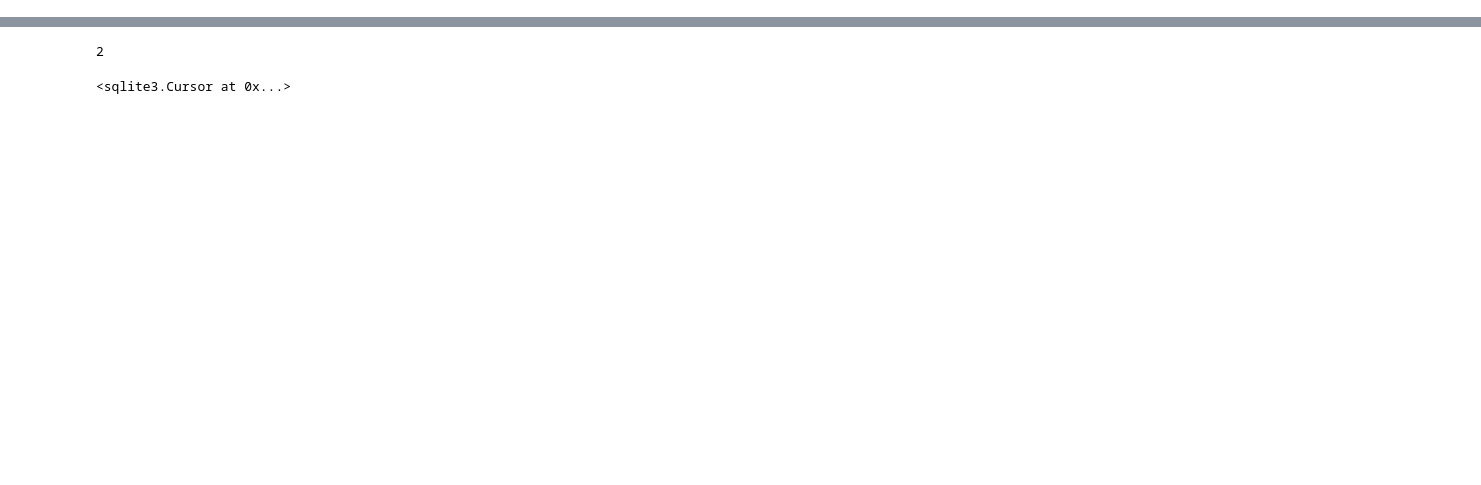
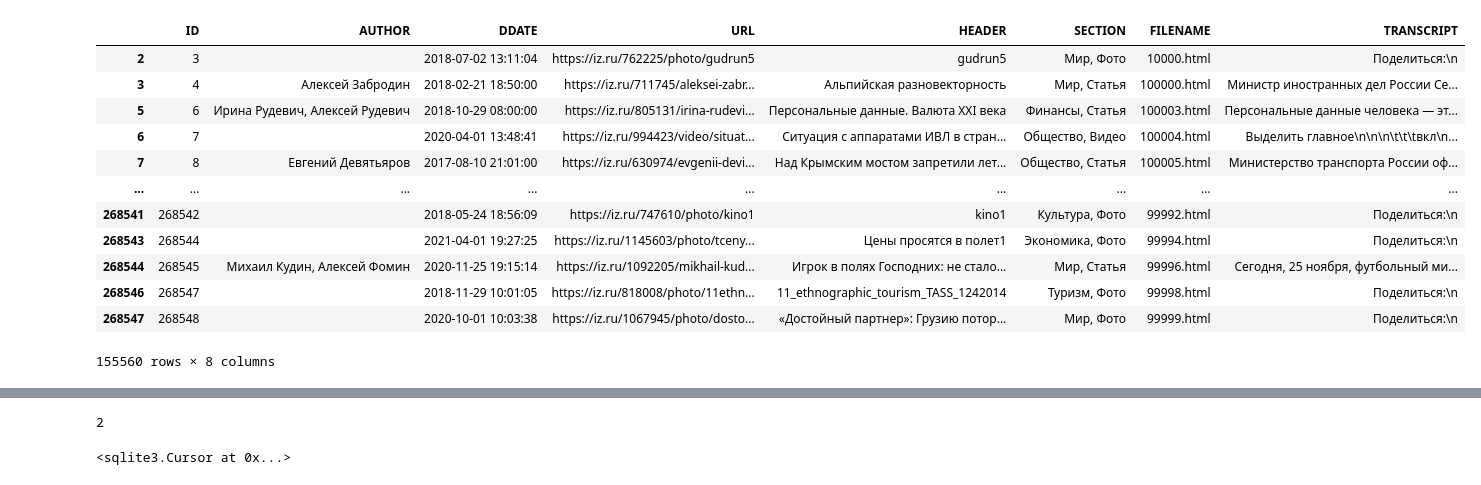
Before and after one commit to alexkobz/diplom, a Jupyter notebook: texts/izvestia/izvestia.ipynb, the cells around one changed output, grey strips where cells are left out. Drawn from its saved outputs; the diff is of its cells as text; code cells hidden in the pictures; blank space fills up the shorter version.

```diff
--- a/texts/izvestia/izvestia.ipynb
+++ b/texts/izvestia/izvestia.ipynb
@@ -94,4 +12,25 @@ import sqlite3
 # %%
-conn = sqlite3.connect('D:\diplom.db')
-cur = conn.cursor()
-conn.close()
+conn = sqlite3.connect('../../diplom.db')
+# cur = conn.cursor()
+# %%
+izvestia = pd.read_sql("SELECT * FROM IZVESTIA_NEW;""", conn)
+# %%
+izvestia["DDATE"] = pd.to_datetime(izvestia["DDATE"]).dt.tz_localize(None)
+# %%
+izvestia0021 = izvestia[(izvestia.DDATE>="2000-01-01")&(izvestia.DDATE<="2021-09-17")]
+# %%
+izvestia0021["CLEAN_TEXT"] = izvestia0021["TRANSCRIPT"].apply()
+# %% [output]
+|  | ID | AUTHOR | DDATE | URL | HEADER | SECTION | FILENAME | TRANSCRIPT |
+| 2 | 3 |  | 2018-07-02 13:11:04 | https://iz.ru/762225/photo/gudrun5 | gudrun5 | Мир, Фото | 10000.html | Поделиться:\n |
+| 3 | 4 | Алексей Забродин | 2018-02-21 18:50:00 | https://iz.ru/711745/aleksei-zabr... | Альпийская разновекторность | Мир, Статья | 100000.html | Министр иностранных дел России Се... |
+| 5 | 6 | Ирина Рудевич, Алексей Рудевич | 2018-10-29 08:00:00 | https://iz.ru/805131/irina-rudevi... | Персональные данные. Валюта XXI века | Финансы, Статья | 100003.html | Персональные данные человека — эт... |
+| 6 | 7 |  | 2020-04-01 13:48:41 | https://iz.ru/994423/video/situat... | Ситуация с аппаратами ИВЛ в стран... | Общество, Видео | 100004.html | Выделить главное\n\n\n\t\t\tвкл\n... |
+| 7 | 8 | Евгений Девятьяров | 2017-08-10 21:01:00 | https://iz.ru/630974/evgenii-devi... | Над Крымским мостом запретили лет... | Общество, Статья | 100005.html | Министерство транспорта России оф... |
+| ... | ... | ... | ... | ... | ... | ... | ... | ... |
+| 268541 | 268542 |  | 2018-05-24 18:56:09 | https://iz.ru/747610/photo/kino1 | kino1 | Культура, Фото | 99992.html | Поделиться:\n |
+| 268543 | 268544 |  | 2021-04-01 19:27:25 | https://iz.ru/1145603/photo/tceny... | Цены просятся в полет1 | Экономика, Фото | 99994.html | Поделиться:\n |
+| 268544 | 268545 | Михаил Кудин, Алексей Фомин | 2020-11-25 19:15:14 | https://iz.ru/1092205/mikhail-kud... | Игрок в полях Господних: не стало... | Мир, Статья | 99996.html | Сегодня, 25 ноября, футбольный ми... |
+| 268546 | 268547 |  | 2018-11-29 10:01:05 | https://iz.ru/818008/photo/11ethn... | 11_ethnographic_tourism_TASS_1242014 | Туризм, Фото | 99998.html | Поделиться:\n |
+| 268547 | 268548 |  | 2020-10-01 10:03:38 | https://iz.ru/1067945/photo/dosto... | «Достойный партнер»: Грузию потор... | Мир, Фото | 99999.html | Поделиться:\n |
+155560 rows × 8 columns
```
Also changed, not shown: parts of 29 cells of this notebook, 16 other files.
